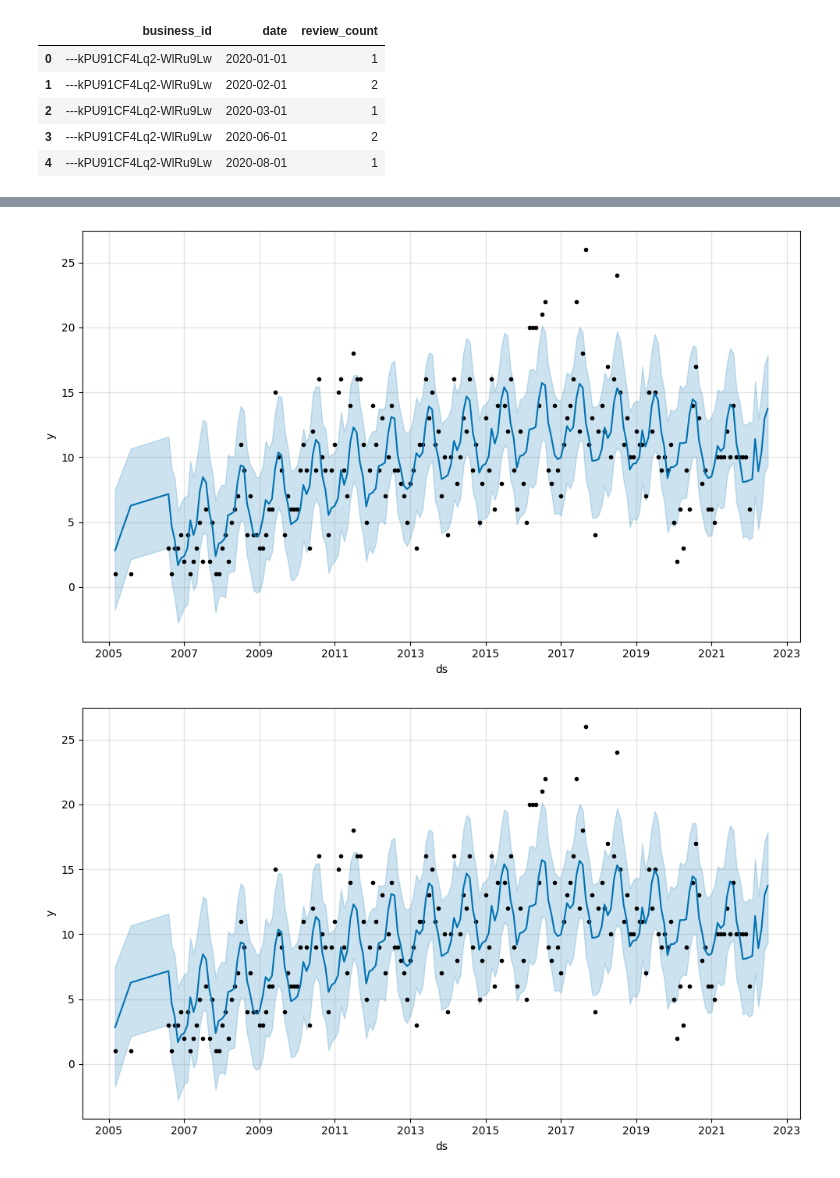
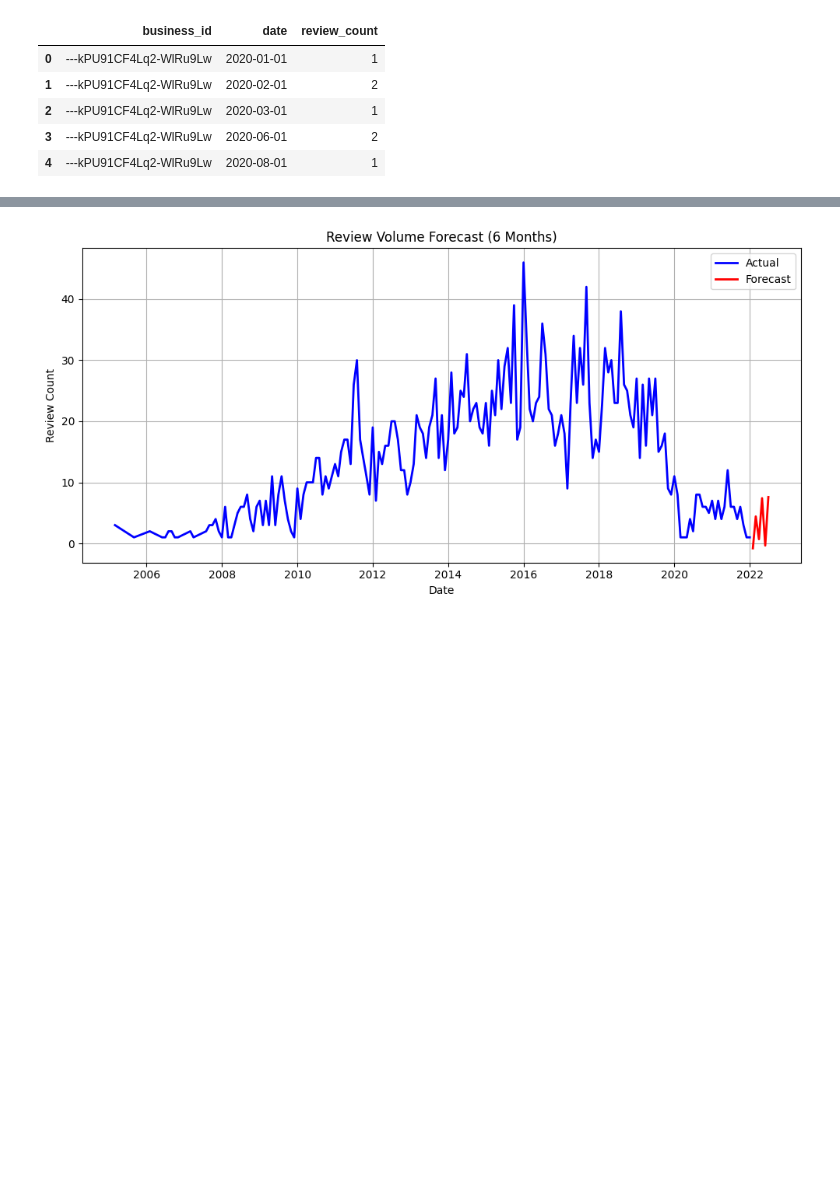
Before and after one commit to Jenblr/Yelp-Business-Data-Success-Analysis, a Jupyter notebook: Predictive_Modeling.ipynb, the cells around one changed output, grey strips where cells are left out. Cells and saved outputs as stored; diff of their text form; code cells hidden in the pictures; blank space fills up the shorter version.

```diff
--- a/Predictive_Modeling.ipynb
+++ b/Predictive_Modeling.ipynb
@@ -451,6 +419,6 @@ ax.plot(biz_df['date'], biz_df['review_count'], linestyle='-')
 # %%
 # Pick one business with enough reviews
-top_business = review_ts['business_id'].value_counts().index[0]
+top_business = review_ts['business_id'].value_counts().index[1]
 
 biz_df = review_ts[review_ts['business_id'] == top_business].sort_values('date')
 
@@ -466,6 +434,32 @@ model.fit(df_prophet)
 future = model.make_future_dataframe(periods=6, freq='M')
 forecast = model.predict(future)
 
+# Only grab forecast points beyond the last actual date
+last_date = df_prophet['ds'].max()
+future_forecast = forecast[forecast['ds'] > last_date]
+
 # Plot the forecast
-model.plot(forecast)
+# Combine with actuals for plotting
+plot_df = pd.concat([
+    df_prophet.rename(columns={'y': 'value'}).assign(type='actual'),
+    future_forecast[['ds', 'yhat']].rename(columns={'yhat': 'value'}).assign(type='forecast')
+])
+
+plt.figure(figsize=(10, 5))
+
+# Plot actual
+actual = plot_df[plot_df['type'] == 'actual']
+plt.plot(actual['ds'], actual['value'], label='Actual', color='blue', linewidth=2)
+
+# Plot forecast
+forecast_part = plot_df[plot_df['type'] == 'forecast']
+plt.plot(forecast_part['ds'], forecast_part['value'], label='Forecast', color='red', linestyle='-', linewidth=2)
+
+plt.xlabel('Date')
+plt.ylabel('Review Count')
+plt.title('Review Volume Forecast (6 Months)')
+plt.legend()
+plt.grid(True)
+plt.tight_layout()
+plt.show()
 # %% [output]
@@ -474,2 +468 @@ model.plot(forecast)
-[figure, old version]
+[figure, new version]
-[figure, removed]
```
Also changed, not shown: parts of 4 cells of this notebook.
